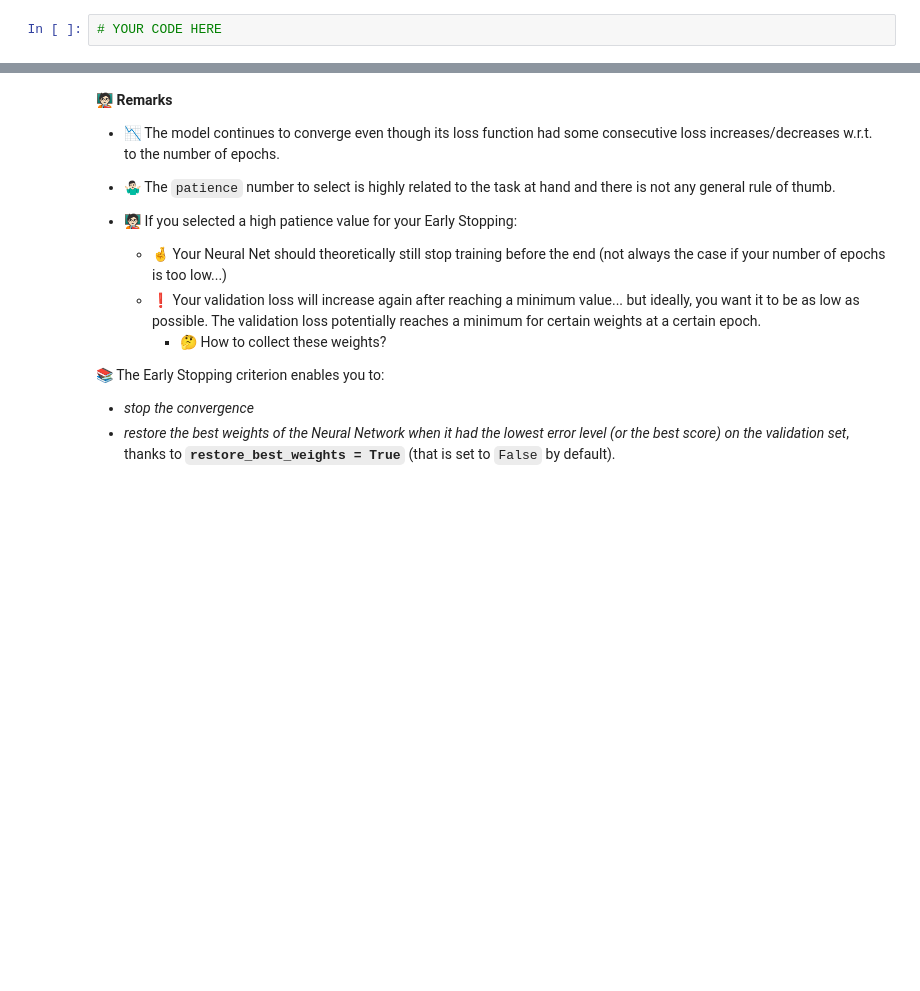
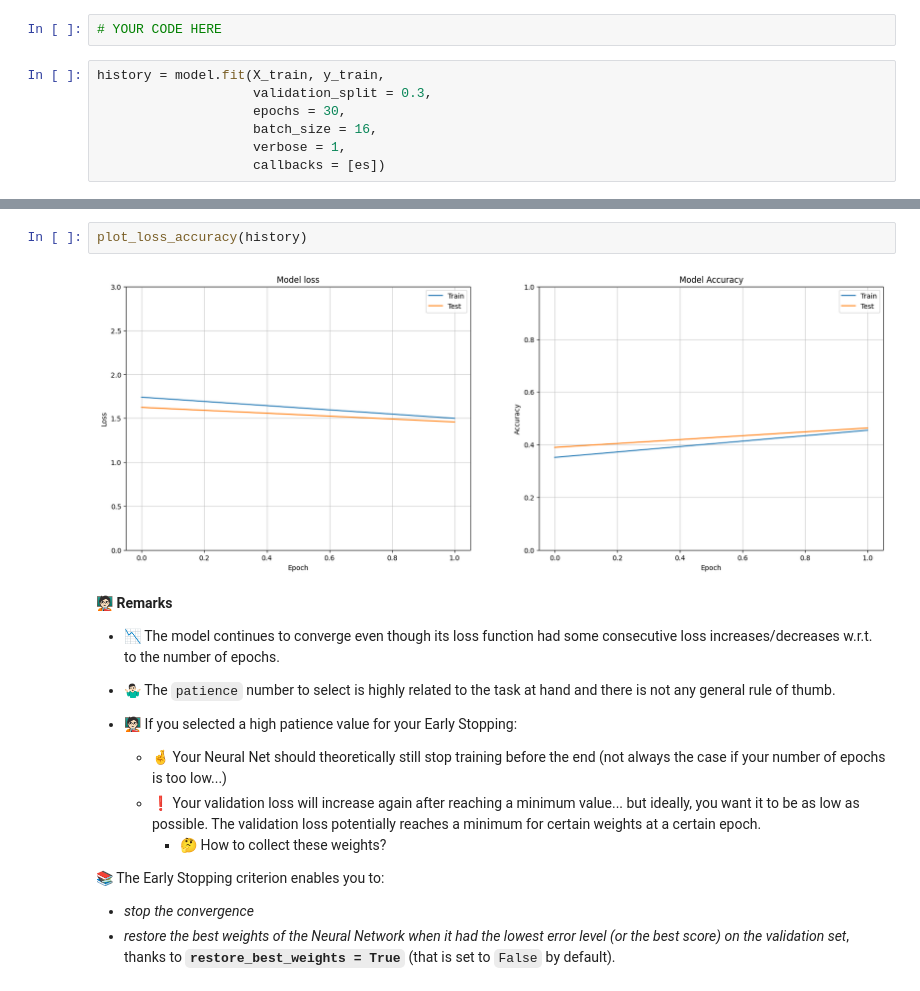
Before and after one commit to mariazog/data-how-to-properly-prevent-overfitting, a Jupyter notebook: how_to_properly_prevent_overfitting.ipynb, the cells around one changed output, grey strips where cells are left out. Drawn from its saved outputs; the diff is of its cells as text; blank space fills up the shorter version.

```diff
--- a/how_to_properly_prevent_overfitting.ipynb
+++ b/how_to_properly_prevent_overfitting.ipynb
@@ -282,3 +383,10 @@ _(Also look at the historical losses)_
 Use the `EarlyStopping` criterion with a patience of 30 epochs, plot the results and print the accuracy on the test set
 # %%
 # YOUR CODE HERE
+# %%
+history = model.fit(X_train, y_train,
+                    validation_split = 0.3,
+                    epochs = 30,
+                    batch_size = 16,
+                    verbose = 1,
+                    callbacks = [es])
@@ -285,3 +398,7 @@ Use the `EarlyStopping` criterion with a patience of 30 epochs, plot the results
+# %%
+plot_loss_accuracy(history)
+# %% [output]
+[figure, added]
 # %% [markdown]
 🧑🏻‍🏫 **Remarks**
 
```
Also changed, not shown: parts of 34 cells of this notebook.
